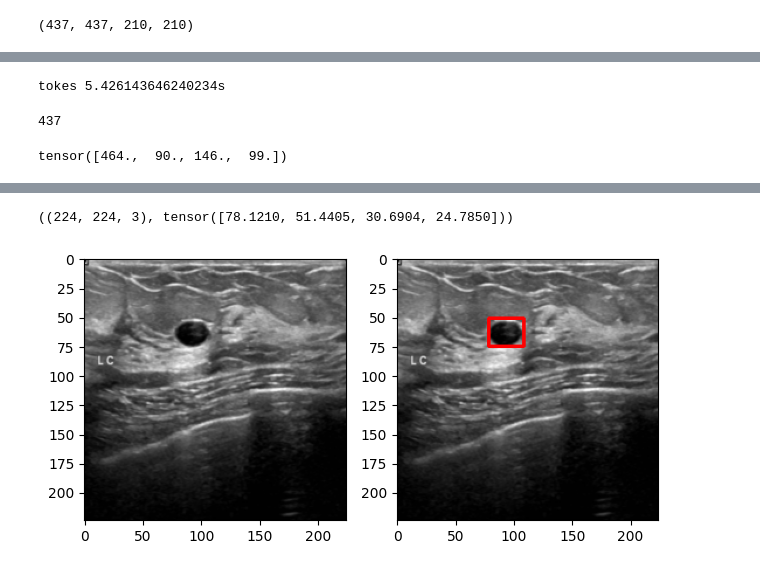
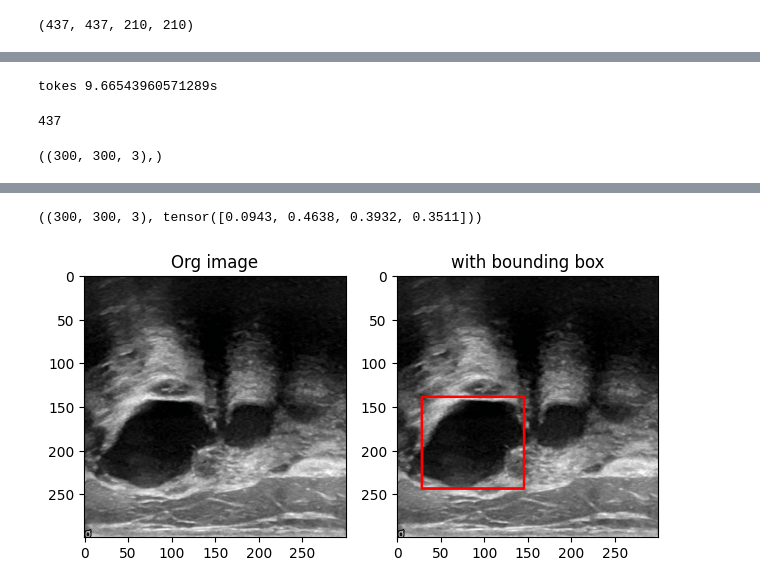
Before and after one commit to nawroz-m/ML_learning, a Jupyter notebook: BUSI.ipynb, the cells around one changed output, grey strips where cells are left out. Saved outputs shown, nothing was run; the diff lists cells and outputs as text; code cells hidden in the pictures.

```diff
--- a/BUSI.ipynb
+++ b/BUSI.ipynb
@@ -302,12 +312,15 @@ malignant_dataset = Dataset(malignant, malignant_mask, 'malignant', 'malignant_m
 # %%
 start_time = time()
+save_dir = "data"
+# create directory if it doesn't exist
+os.makedirs(save_dir, exist_ok=True)
 for i in range(len(benign_dataset)):
     image, bbox = benign_dataset[i]   # <-- NOW data is loaded
 
-    torch.save((image, bbox), f"data/benign_{i}.pt", )
+    torch.save((image, bbox), f"{save_dir}/benign_{i}.pt", )
 print(f'tokes {time()-start_time}s')
 # %% [output]
-tokes 5.426143646240234s
+tokes 9.66543960571289s
 # %%
 class CachedDataset(torch.utils.data.Dataset):
     def __init__(self, data_dir):
@@ -319,7 +332,7 @@ class CachedDataset(torch.utils.data.Dataset):
 
     def __getitem__(self, idx):
         path = os.path.join(self.data_dir, self.files[idx])
-        image, bbox = torch.load(path)
+        image, bbox = torch.load(path, weights_only=False)
         return image, bbox
 # %%
 cached_dataset = CachedDataset("data")
@@ -334,27 +347,44 @@ test_size = len(cached_dataset)-train_size-valid_size # 10%
 ben_train_dataset, ben_valid_dataset, ben_test_dataset = torch.utils.data.random_split(cached_dataset, [train_size, valid_size, test_size])
 # %%
 # add data loader
-ben_train_loader = torch.utils.data.DataLoader(dataset=ben_train_dataset, batch_size=32, num_workers=2, shuffle=True, drop_last=True)
-ben_valid_loader = torch.utils.data.DataLoader(dataset=ben_valid_dataset, batch_size=32, num_workers=2, shuffle=True)
-ben_test_loader = torch.utils.data.DataLoader(dataset=ben_test_dataset, batch_size=32, num_workers=2, shuffle=False)
+ben_train_loader = torch.utils.data.DataLoader(dataset=ben_train_dataset, batch_size=16, num_workers=2, shuffle=True, drop_last=True)
+ben_valid_loader = torch.utils.data.DataLoader(dataset=ben_valid_dataset, batch_size=16, num_workers=2, shuffle=True)
+ben_test_loader = torch.utils.data.DataLoader(dataset=ben_test_dataset, batch_size=16, num_workers=2, shuffle=False)
-# %%
-box
-# %% [output]
-tensor([464.,  90., 146.,  99.])
+# %%
+img.shape,
+# %% [output]
+((300, 300, 3),)
 # %%
-img, box = ben_test_loader.dataset.dataset.__getitem__(4)
+img, box = ben_test_loader.dataset.dataset.__getitem__(np.random.randint(len(ben_test_dataset.dataset)))
 
 img = img.permute(1,2,0).cpu().numpy()
-x, y, w, h = map(lambda x: int(x), box)
+h_img, w_img, _ = img.shape
+
+x, y, w, h = box
+
+# 1. convert to pixel space
+x = x.item() * w_img
+y = y.item() * h_img
+w = w.item() * w_img
+h = h.item() * h_img
+
+# 2. fix negatives
+x = max(0, int(x))
+y = max(0, int(y))
+w = max(1, int(w))
+h = max(1, int(h))
 
 _, ax = plt.subplots(1,2)
-ax[0].imshow(img)
-bound_img = cv2.rectangle(img.copy(),
+denorm_img = denormalize(img)
+ax[0].imshow(denorm_img)
+ax[0].set_title("Org image")
+bound_img = cv2.rectangle(denorm_img.copy(),
                           (x, y),
                           (x+w, y+h),
                           (255, 0, 0),
                           2)
 ax[1].imshow(bound_img)
+ax[1].set_title("with bounding box")
 plt.tight_layout()
 img.shape, box
 # %% [output]
@@ -362,5 +393,5 @@ WARNING:matplotlib.image:Clipping input data to the valid range for imshow with
-((224, 224, 3), tensor([78.1210, 51.4405, 30.6904, 24.7850]))
+((300, 300, 3), tensor([0.0943, 0.4638, 0.3932, 0.3511]))
-[figure, old version]
+[figure, new version]
 # %%
 # Builing the network
 class Cnn_network(nn.Module):
```
Also changed, not shown: parts of 26 cells of this notebook.
